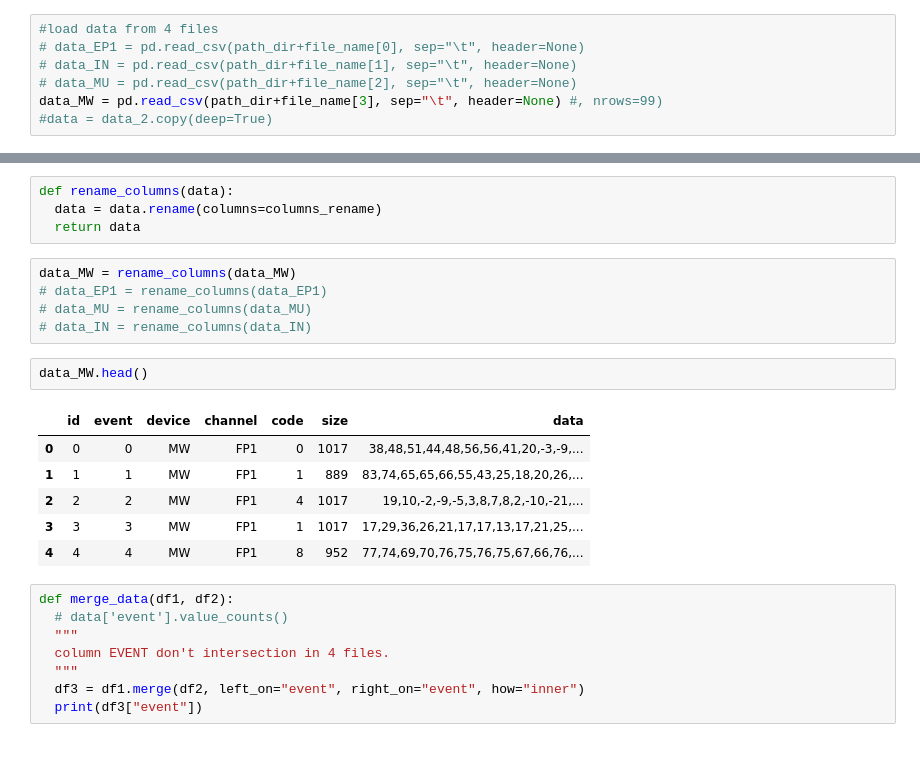
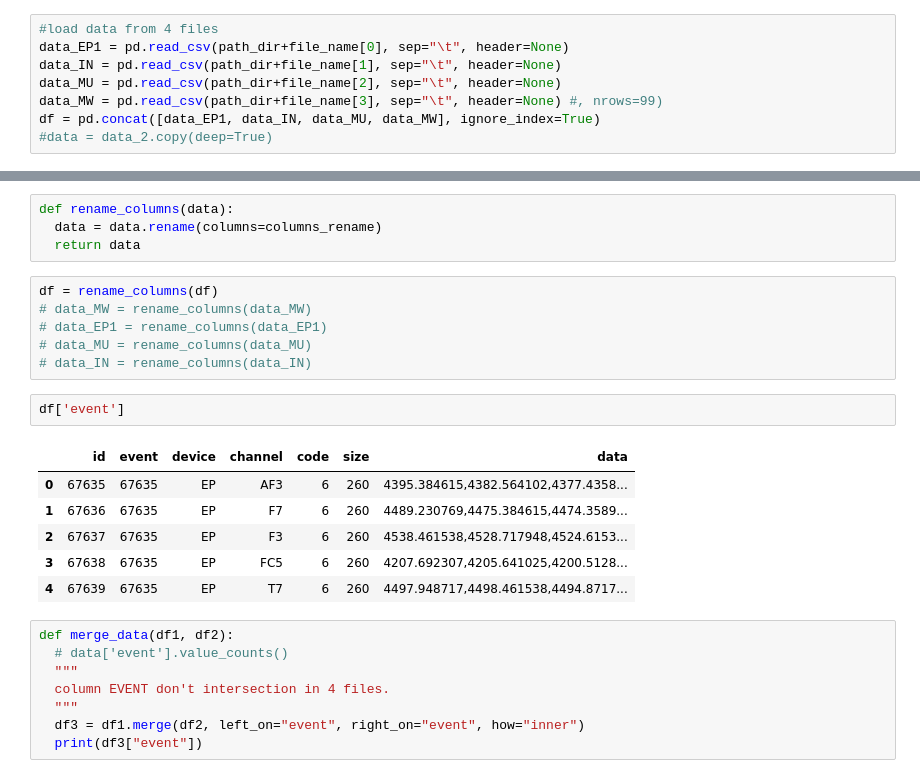
Before and after one commit to IImbryk/NMA_MindBigData, a Jupyter notebook: mnist_for_brain.ipynb, the cells around one changed output, grey strips where cells are left out. Cells and saved outputs as stored; diff of their text form.

```diff
--- a/mnist_for_brain.ipynb
+++ b/mnist_for_brain.ipynb
@@ -53,10 +53,11 @@ file_name =  ['/MindBigData-EP-v1.0/EP1.01.txt',
 # 2. Load data
 # %%
 #load data from 4 files
-# data_EP1 = pd.read_csv(path_dir+file_name[0], sep="\t", header=None)
-# data_IN = pd.read_csv(path_dir+file_name[1], sep="\t", header=None)
-# data_MU = pd.read_csv(path_dir+file_name[2], sep="\t", header=None)
+data_EP1 = pd.read_csv(path_dir+file_name[0], sep="\t", header=None)
+data_IN = pd.read_csv(path_dir+file_name[1], sep="\t", header=None)
+data_MU = pd.read_csv(path_dir+file_name[2], sep="\t", header=None)
 data_MW = pd.read_csv(path_dir+file_name[3], sep="\t", header=None) #, nrows=99)
+df = pd.concat([data_EP1, data_IN, data_MU, data_MW], ignore_index=True)
 #data = data_2.copy(deep=True)
 # %%
 # переименовать столбцы в соотв. с http://www.mindbigdata.com/opendb/
@@ -68,19 +69,20 @@ def rename_columns(data):
   data = data.rename(columns=columns_rename)
   return data
 # %%
-data_MW = rename_columns(data_MW)
+df = rename_columns(df)
+# data_MW = rename_columns(data_MW)
 # data_EP1 = rename_columns(data_EP1)
 # data_MU = rename_columns(data_MU)
 # data_IN = rename_columns(data_IN)
-# %%
-data_MW.head()
-# %% [output]
-|  | id | event | device | channel | code | size | data |
-| 0 | 0 | 0 | MW | FP1 | 0 | 1017 | 38,48,51,44,48,56,56,41,20,-3,-9,... |
-| 1 | 1 | 1 | MW | FP1 | 1 | 889 | 83,74,65,65,66,55,43,25,18,20,26,... |
-| 2 | 2 | 2 | MW | FP1 | 4 | 1017 | 19,10,-2,-9,-5,3,8,7,8,2,-10,-21,... |
-| 3 | 3 | 3 | MW | FP1 | 1 | 1017 | 17,29,36,26,21,17,17,13,17,21,25,... |
-| 4 | 4 | 4 | MW | FP1 | 8 | 952 | 77,74,69,70,76,75,76,75,67,66,76,... |
+# %%
+df['event']
+# %% [output]
+|  | id | event | device | channel | code | size | data |
+| 0 | 67635 | 67635 | EP | AF3 | 6 | 260 | 4395.384615,4382.564102,4377.4358... |
+| 1 | 67636 | 67635 | EP | F7 | 6 | 260 | 4489.230769,4475.384615,4474.3589... |
+| 2 | 67637 | 67635 | EP | F3 | 6 | 260 | 4538.461538,4528.717948,4524.6153... |
+| 3 | 67638 | 67635 | EP | FC5 | 6 | 260 | 4207.692307,4205.641025,4200.5128... |
+| 4 | 67639 | 67635 | EP | T7 | 6 | 260 | 4497.948717,4498.461538,4494.8717... |
 # %%
 def merge_data(df1, df2):
   # data['event'].value_counts()
```
Also changed, not shown: parts of 2 cells of this notebook.
